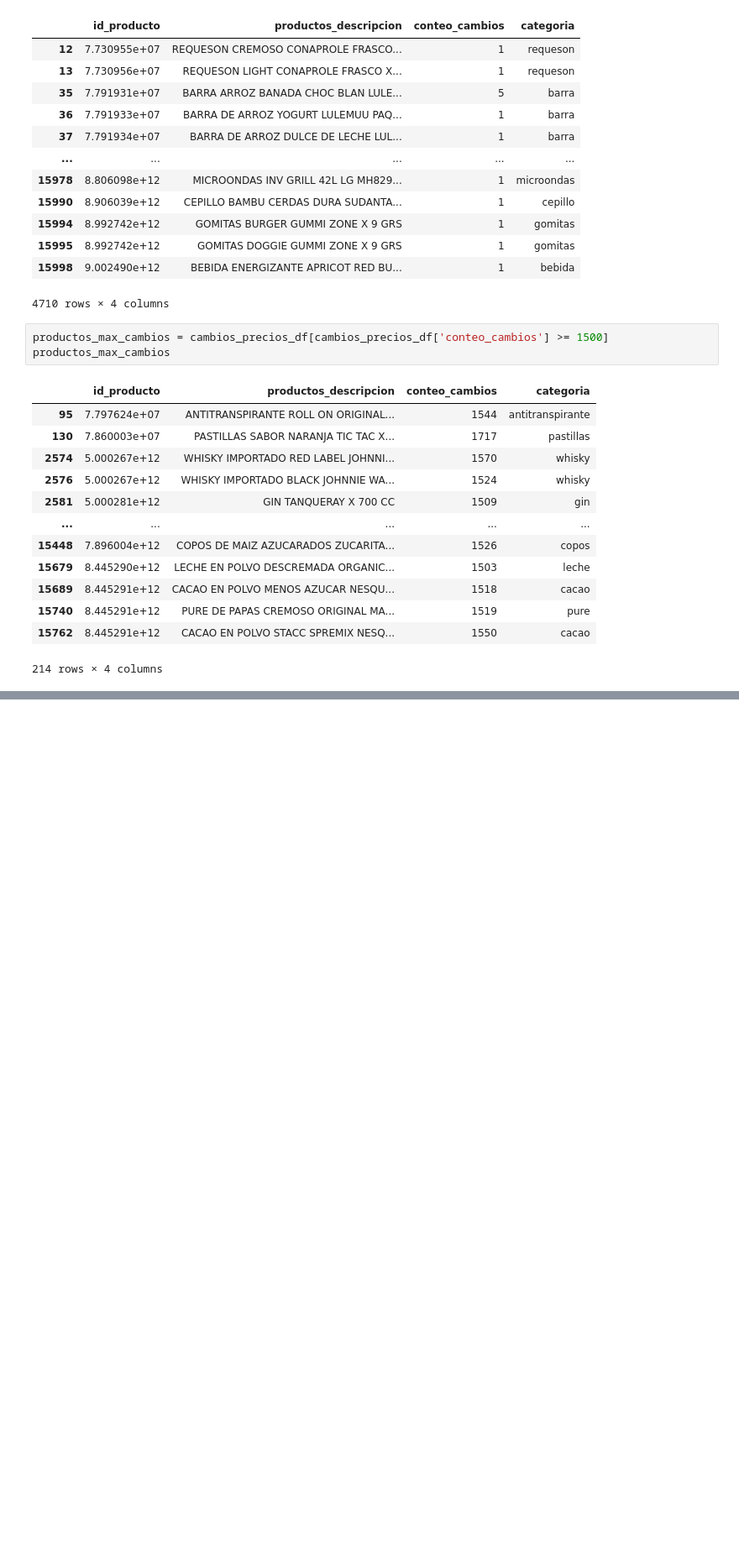
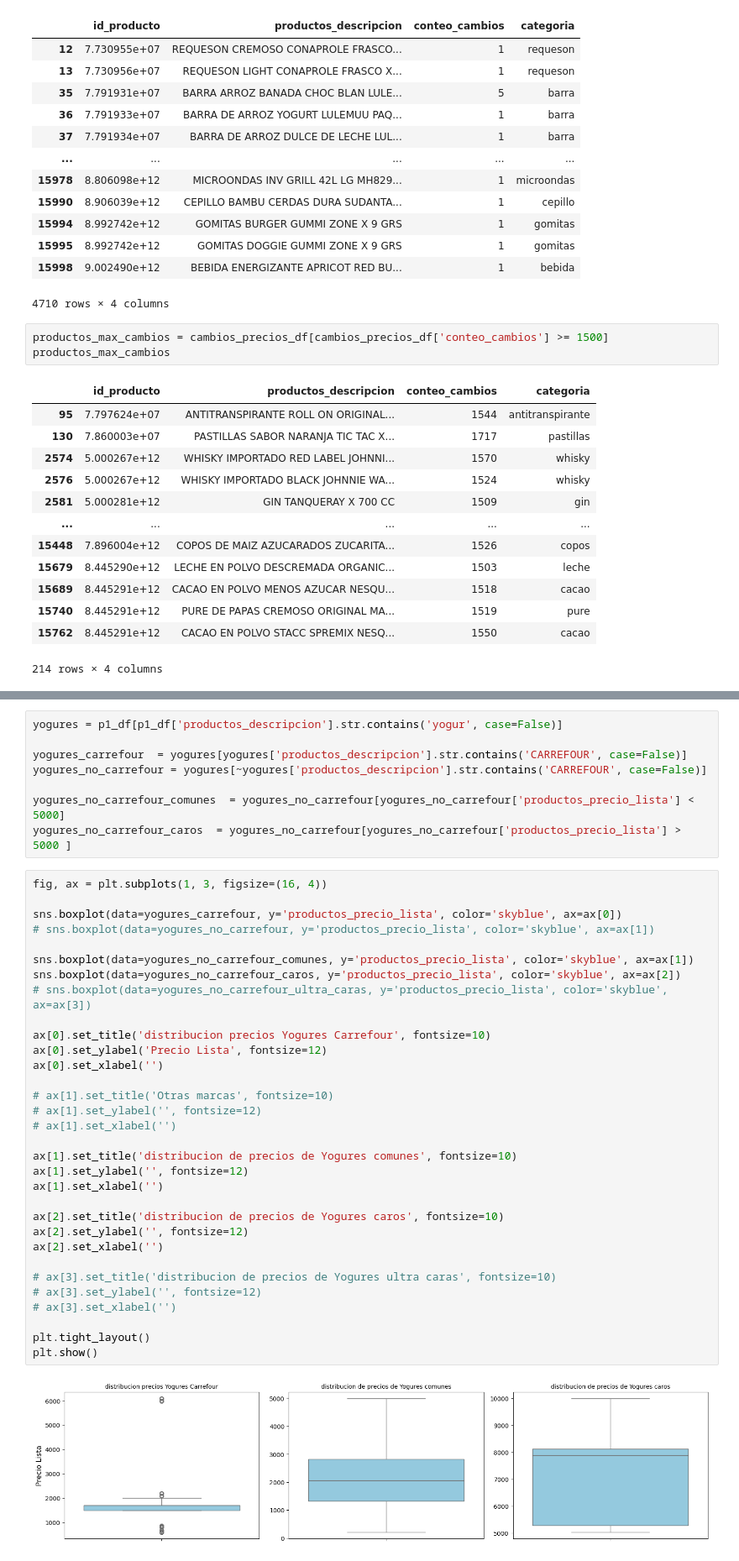
Before and after one commit to MMarck/AdD_proyecto, a Jupyter notebook: proyecto.ipynb, the cells around one changed output, grey strips where cells are left out. Shown at 84% size. Cells and saved outputs as stored; diff of their text form; blank space fills up the shorter version.

```diff
--- a/proyecto.ipynb
+++ b/proyecto.ipynb
@@ -561,0 +672,42 @@ productos_max_cambios
+# %%
+yogures = p1_df[p1_df['productos_descripcion'].str.contains('yogur', case=False)]
+
+yogures_carrefour  = yogures[yogures['productos_descripcion'].str.contains('CARREFOUR', case=False)]
+yogures_no_carrefour = yogures[~yogures['productos_descripcion'].str.contains('CARREFOUR', case=False)]
+
+yogures_no_carrefour_comunes  = yogures_no_carrefour[yogures_no_carrefour['productos_precio_lista'] < 5000]
+yogures_no_carrefour_caros  = yogures_no_carrefour[yogures_no_carrefour['productos_precio_lista'] > 5000 ]
+# %%
+fig, ax = plt.subplots(1, 3, figsize=(16, 4))
+
+sns.boxplot(data=yogures_carrefour, y='productos_precio_lista', color='skyblue', ax=ax[0])
+# sns.boxplot(data=yogures_no_carrefour, y='productos_precio_lista', color='skyblue', ax=ax[1])
+
+sns.boxplot(data=yogures_no_carrefour_comunes, y='productos_precio_lista', color='skyblue', ax=ax[1])
+sns.boxplot(data=yogures_no_carrefour_caros, y='productos_precio_lista', color='skyblue', ax=ax[2])
+# sns.boxplot(data=yogures_no_carrefour_ultra_caras, y='productos_precio_lista', color='skyblue', ax=ax[3])
+
+ax[0].set_title('distribucion precios Yogures Carrefour', fontsize=10)
+ax[0].set_ylabel('Precio Lista', fontsize=12)
+ax[0].set_xlabel('')
+
+# ax[1].set_title('Otras marcas', fontsize=10)
+# ax[1].set_ylabel('', fontsize=12)
+# ax[1].set_xlabel('')
+
+ax[1].set_title('distribucion de precios de Yogures comunes', fontsize=10)
+ax[1].set_ylabel('', fontsize=12)
+ax[1].set_xlabel('')
+
+ax[2].set_title('distribucion de precios de Yogures caros', fontsize=10)
+ax[2].set_ylabel('', fontsize=12)
+ax[2].set_xlabel('')
+
+# ax[3].set_title('distribucion de precios de Yogures ultra caras', fontsize=10)
+# ax[3].set_ylabel('', fontsize=12)
+# ax[3].set_xlabel('')
+
+plt.tight_layout()
+plt.show()
+# %% [output]
+[figure, added]
```
Also changed, not shown: parts of 14 cells of this notebook.
